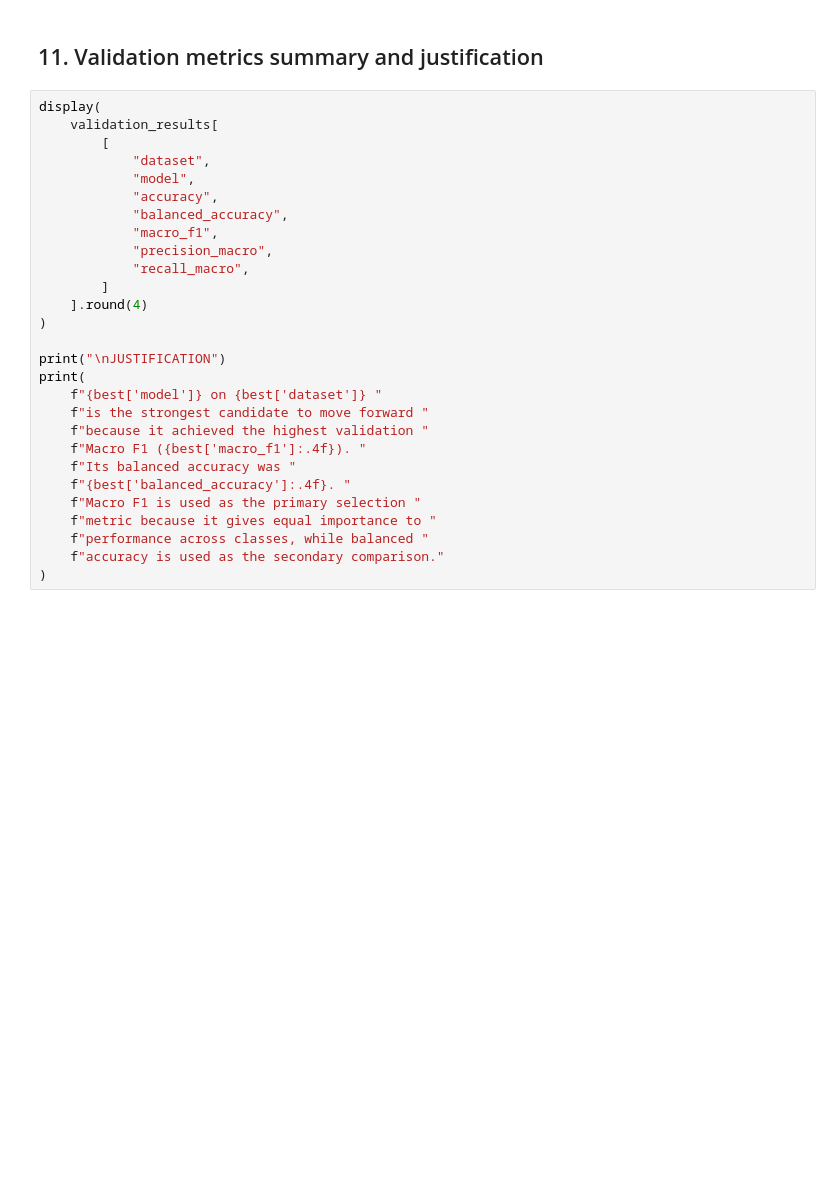
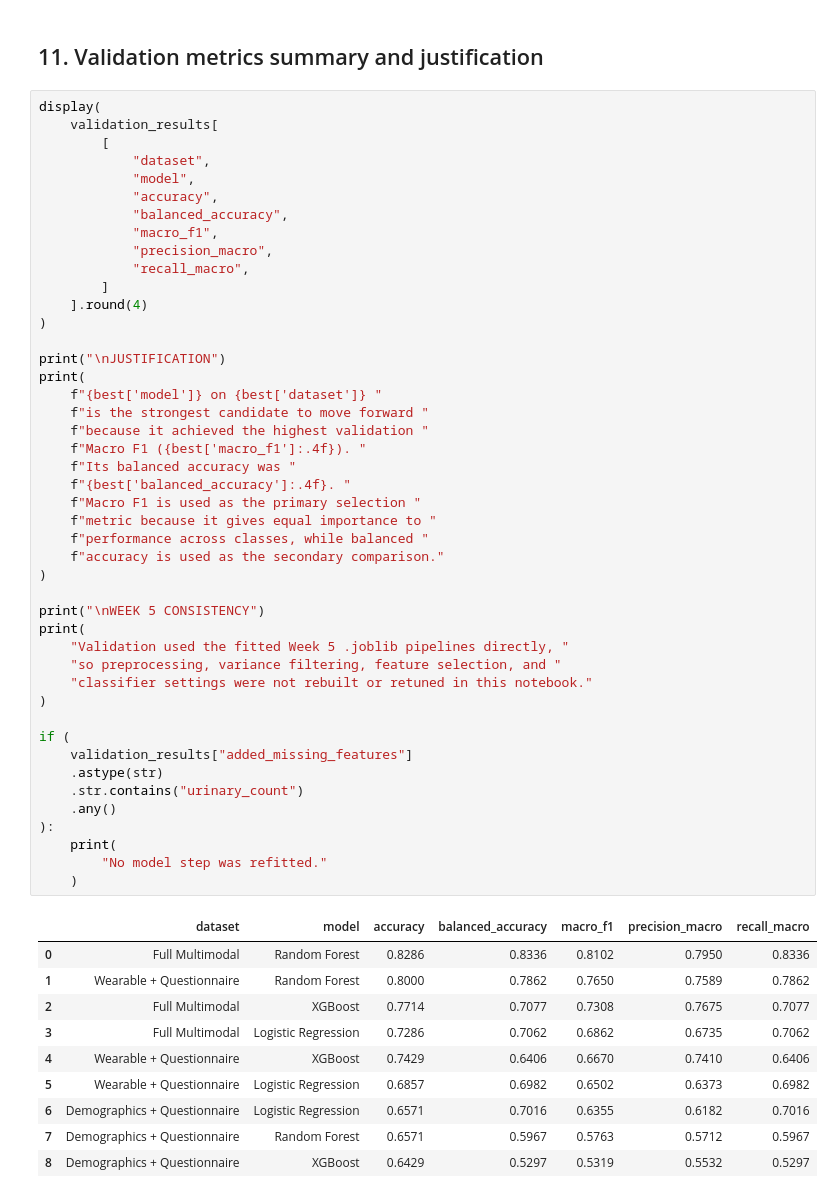
Before and after one commit to obramwell/AI-Assisted-Screening-of-Parkinson-s-Disease, a Jupyter notebook: notebooks/12a_validation_evaluation.ipynb, the cells around one changed output. Cells and saved outputs as stored; diff of their text form; blank space fills up the shorter version.

```diff
--- a/notebooks/12a_validation_evaluation.ipynb
+++ b/notebooks/12a_validation_evaluation.ipynb
@@ -923,28 +1165,56 @@ print(
 # %%
 display(
     validation_results[
         [
             "dataset",
             "model",
             "accuracy",
             "balanced_accuracy",
             "macro_f1",
             "precision_macro",
             "recall_macro",
         ]
     ].round(4)
 )
 
 print("\nJUSTIFICATION")
 print(
     f"{best['model']} on {best['dataset']} "
     f"is the strongest candidate to move forward "
     f"because it achieved the highest validation "
     f"Macro F1 ({best['macro_f1']:.4f}). "
     f"Its balanced accuracy was "
     f"{best['balanced_accuracy']:.4f}. "
     f"Macro F1 is used as the primary selection "
     f"metric because it gives equal importance to "
     f"performance across classes, while balanced "
     f"accuracy is used as the secondary comparison."
 )
+
+print("\nWEEK 5 CONSISTENCY")
+print(
+    "Validation used the fitted Week 5 .joblib pipelines directly, "
+    "so preprocessing, variance filtering, feature selection, and "
+    "classifier settings were not rebuilt or retuned in this notebook."
+)
+
+if (
+    validation_results["added_missing_features"]
+    .astype(str)
+    .str.contains("urinary_count")
+    .any()
+):
+    print(
+        "No model step was refitted."
+    )
+# %% [output]
+|  | dataset | model | accuracy | balanced_accuracy | macro_f1 | precision_macro | recall_macro |
+| 0 | Full Multimodal | Random Forest | 0.8286 | 0.8336 | 0.8102 | 0.7950 | 0.8336 |
+| 1 | Wearable + Questionnaire | Random Forest | 0.8000 | 0.7862 | 0.7650 | 0.7589 | 0.7862 |
+| 2 | Full Multimodal | XGBoost | 0.7714 | 0.7077 | 0.7308 | 0.7675 | 0.7077 |
+| 3 | Full Multimodal | Logistic Regression | 0.7286 | 0.7062 | 0.6862 | 0.6735 | 0.7062 |
+| 4 | Wearable + Questionnaire | XGBoost | 0.7429 | 0.6406 | 0.6670 | 0.7410 | 0.6406 |
+| 5 | Wearable + Questionnaire | Logistic Regression | 0.6857 | 0.6982 | 0.6502 | 0.6373 | 0.6982 |
+| 6 | Demographics + Questionnaire | Logistic Regression | 0.6571 | 0.7016 | 0.6355 | 0.6182 | 0.7016 |
+| 7 | Demographics + Questionnaire | Random Forest | 0.6571 | 0.5967 | 0.5763 | 0.5712 | 0.5967 |
+| 8 | Demographics + Questionnaire | XGBoost | 0.6429 | 0.5297 | 0.5319 | 0.5532 | 0.5297 |
```
Also changed, not shown: parts of 21 cells of this notebook, 18 other files.
